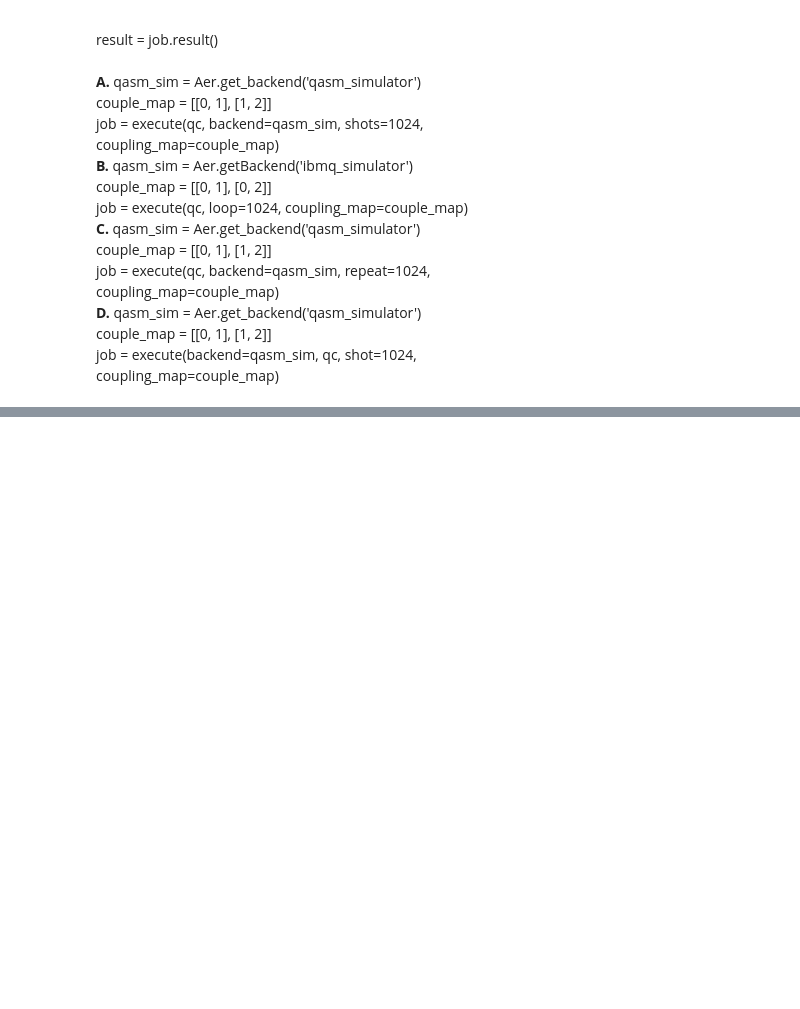
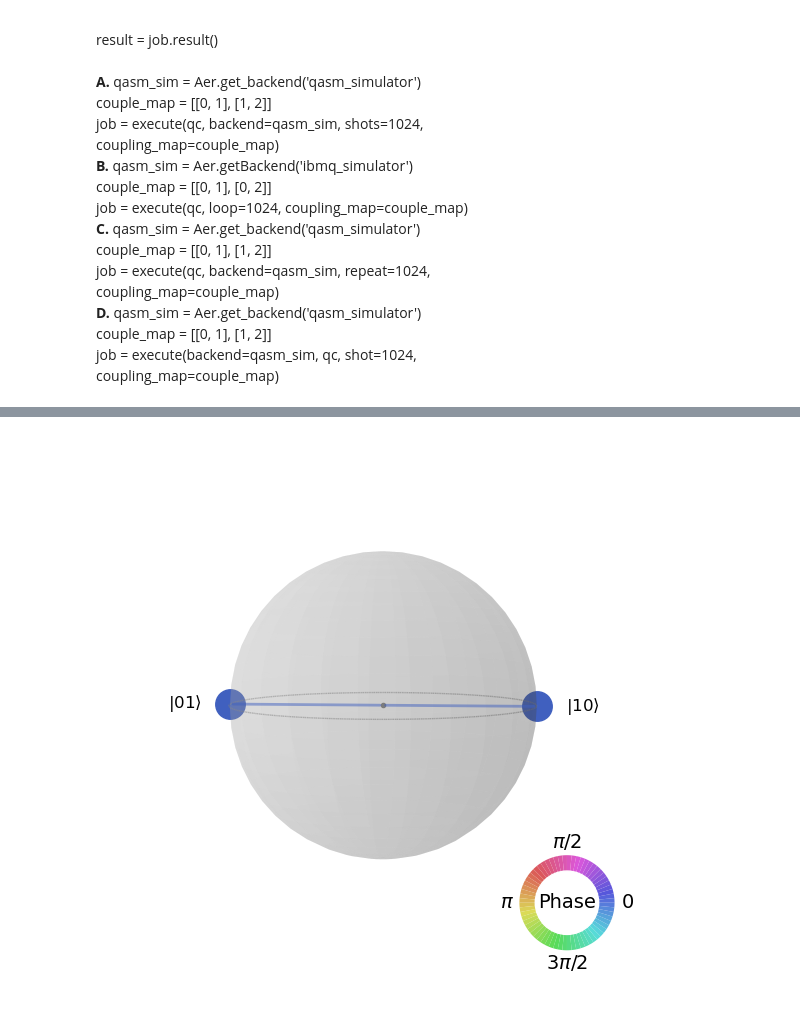
Before and after one commit to VRGQuantumTech/learning_qiskit, a Jupyter notebook: exam_exercices.ipynb, the cells around one changed output, grey strips where cells are left out. Drawn from its saved outputs; the diff is of its cells as text; code cells hidden in the pictures; blank space fills up the shorter version.

```diff
--- a/exam_exercices.ipynb
+++ b/exam_exercices.ipynb
@@ -994,0 +1047,2 @@ plot_histogram(job.result().get_counts())
+# %%
+job = execute(qc, simulation, shots = 1024)
@@ -994,0 +1053,4 @@ plot_histogram(job.result().get_counts())
+# %%
+plot_state_qsphere(job.result().get_statevector())
+# %% [output]
+[figure, added]
```
Also changed, not shown: parts of 35 cells of this notebook.
